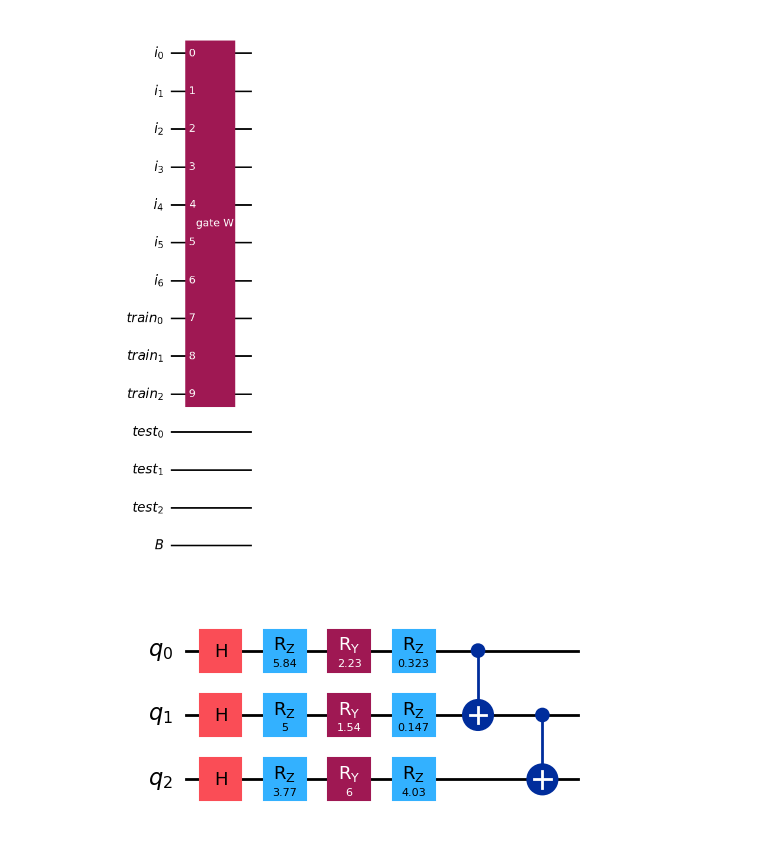
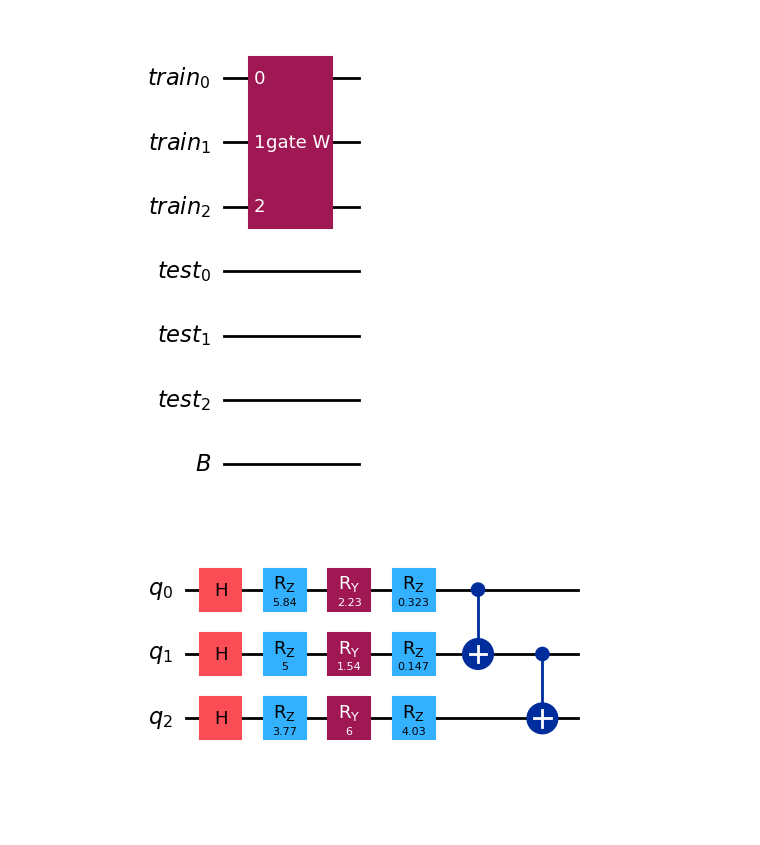
Before and after one commit to Aadipat/QuantumEngineeringProjectGroup8, a Jupyter notebook: Initialization states.ipynb, the cells around one changed output. Saved outputs shown, nothing was run; the diff lists cells and outputs as text; code cells hidden in the pictures; blank space fills up the shorter version.

Commit message:
Without index register

```diff
--- a/Initialization states.ipynb
+++ b/Initialization states.ipynb
@@ -127,13 +195,13 @@ with open("W_gate.qpy", "wb") as file:
 # %%
 # Load gate W and add it to the circuit
-with open("W_gate.qpy", "rb") as handle:
+with open("W_gate 2.qpy", "rb") as handle:
     qc = qpy.load(handle)
 # %%
 # Add W to the circuit
-qknn.append(qc[0], list(index_reg) + list(train_reg))
+qknn.append(qc[0], list(train_reg))
 qknn.draw("mpl")
 # %% [output]
-[figure, old version]
+[figure, new version]
 # %%
 # Define the parameters to be used in gate V
 params_j = {"rz1": np.random.uniform(0, 2 * np.pi, size = n_qubits),
```
Also changed, not shown: parts of 9 cells of this notebook, 2 other files.
